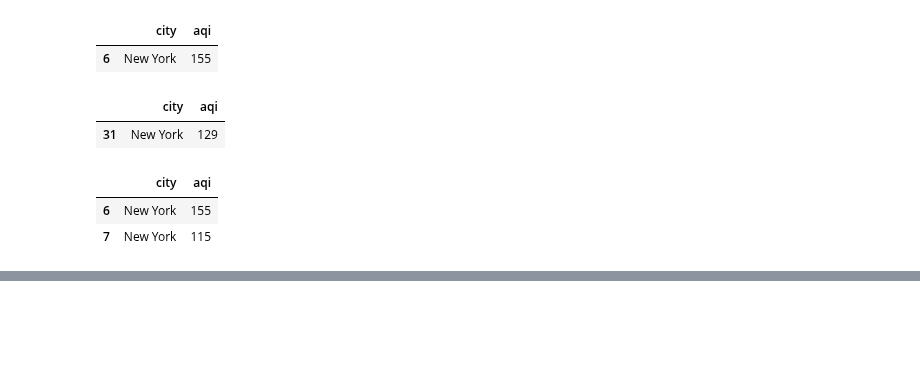
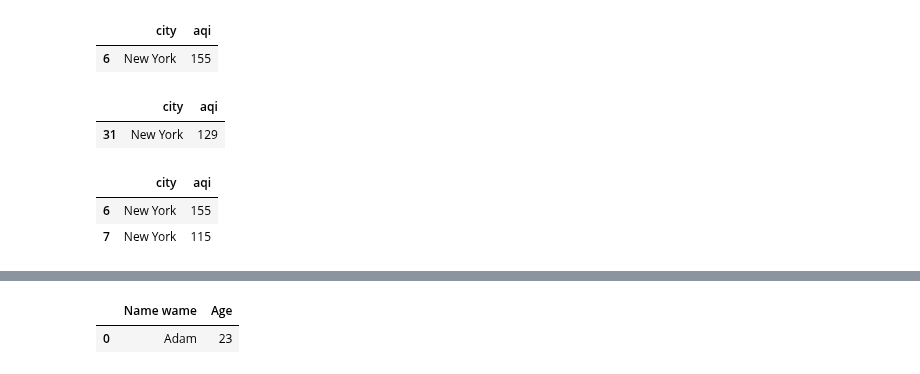
Before and after one commit to ankita-auth/AI-ML, a Jupyter notebook: Pandas/pandas.ipynb, the cells around one changed output, grey strips where cells are left out. Saved outputs shown, nothing was run; the diff lists cells and outputs as text; code cells hidden in the pictures; blank space fills up the shorter version.

```diff
--- a/Pandas/pandas.ipynb
+++ b/Pandas/pandas.ipynb
@@ -596,0 +647,6 @@ aqi_data.loc[6:7] #OR[6]
+# %%
+#Backticks
+df1=pd.DataFrame([["Adam",23],["Bob",24],["Eve",25]], columns=["Name wame","Age"])
+print(df)
+df1.query("`Name wame`=='Adam'")
+# %% [output]
@@ -596,0 +670,2 @@ aqi_data.loc[6:7] #OR[6]
+|  | Name wame | Age |
+| 0 | Adam | 23 |
```
Also changed, not shown: parts of 10 cells of this notebook.
